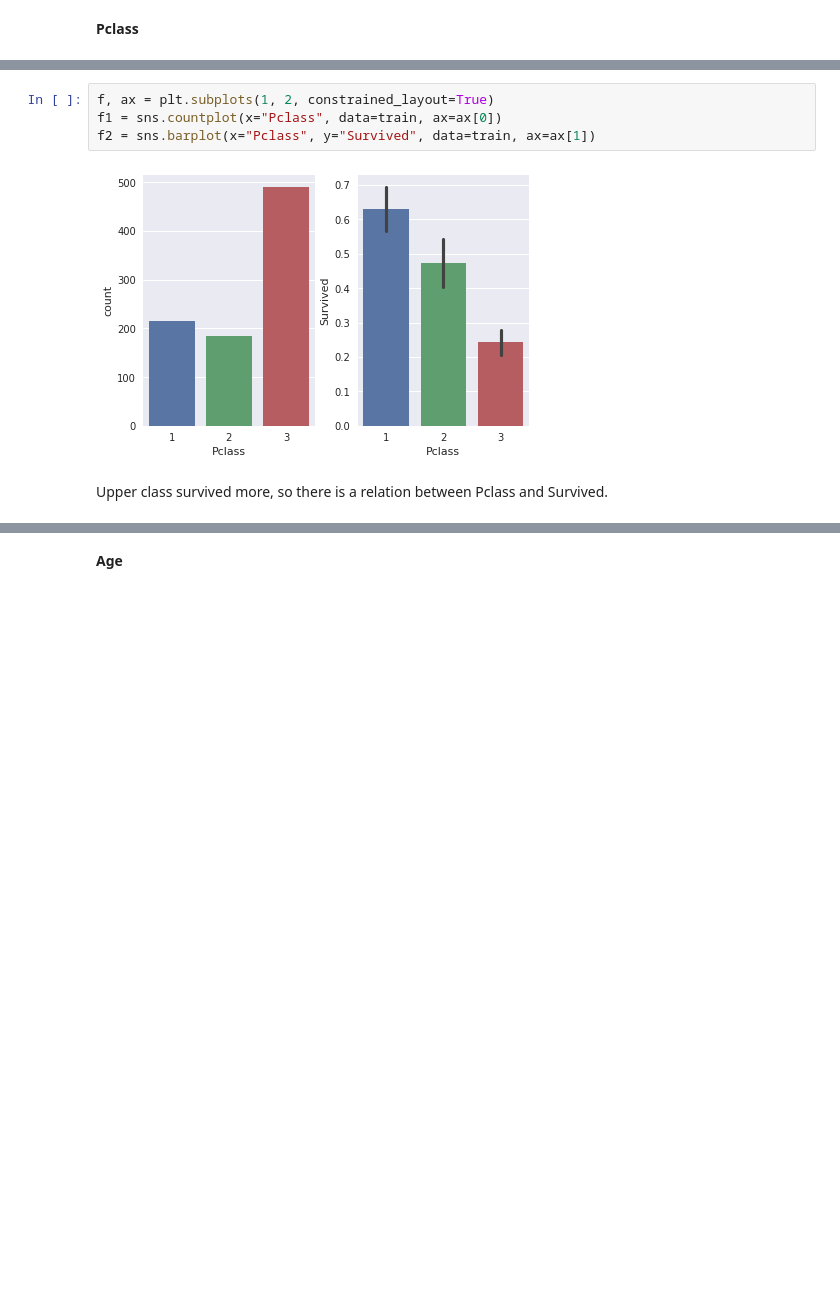
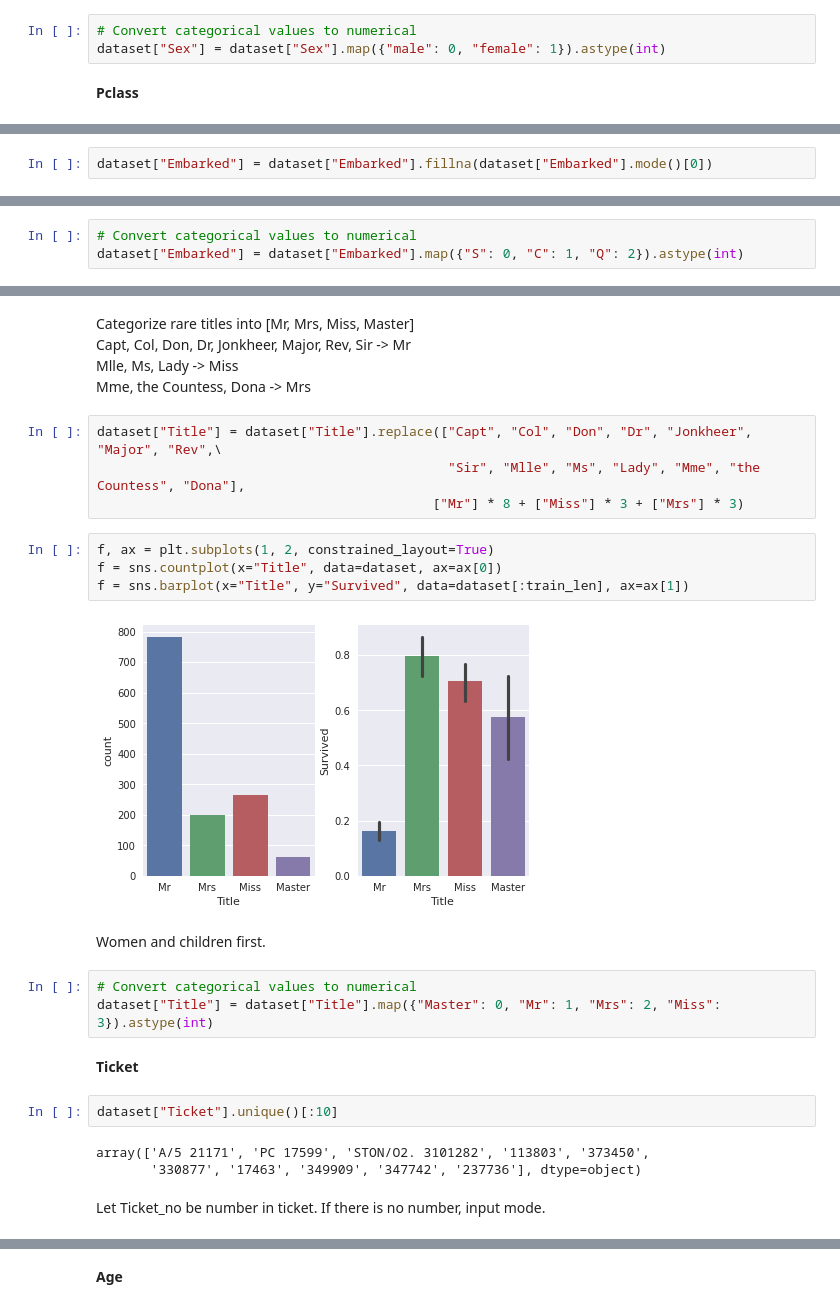
Before and after one commit to HyunJun37/Kaggle_Titanic, a Jupyter notebook: titanic-first-try.ipynb, the cells around one changed output, grey strips where cells are left out. Drawn from its saved outputs; the diff is of its cells as text; blank space fills up the shorter version.

Commit message:
Kaggle Notebook | Titanic First Try | Version 3

```diff
--- a/titanic-first-try.ipynb
+++ b/titanic-first-try.ipynb
@@ -91,2 +96,5 @@ f = sns.heatmap(train[["Survived", "Pclass", "Age", "SibSp", "Parch", "Fare"]].c
+# %%
+# Convert categorical values to numerical
+dataset["Sex"] = dataset["Sex"].map({"male": 0, "female": 1}).astype(int)
 # %% [markdown]
 **Pclass**
@@ -92,0 +118,2 @@ f = sns.heatmap(train[["Survived", "Pclass", "Age", "SibSp", "Parch", "Fare"]].c
+# %%
+dataset["Embarked"] = dataset["Embarked"].fillna(dataset["Embarked"].mode()[0])
@@ -92,0 +129,3 @@ f = sns.heatmap(train[["Survived", "Pclass", "Age", "SibSp", "Parch", "Fare"]].c
+# %%
+# Convert categorical values to numerical
+dataset["Embarked"] = dataset["Embarked"].map({"S": 0, "C": 1, "Q": 2}).astype(int)
@@ -93,8 +156,29 @@ f = sns.heatmap(train[["Survived", "Pclass", "Age", "SibSp", "Parch", "Fare"]].c
+# %% [markdown]
+Categorize rare titles into [Mr, Mrs, Miss, Master]
+Capt, Col, Don, Dr, Jonkheer, Major, Rev, Sir -> Mr
+Mlle, Ms, Lady -> Miss
+Mme, the Countess, Dona -> Mrs
+# %%
+dataset["Title"] = dataset["Title"].replace(["Capt", "Col", "Don", "Dr", "Jonkheer", "Major", "Rev",\
+                                             "Sir", "Mlle", "Ms", "Lady", "Mme", "the Countess", "Dona"],
+                                           ["Mr"] * 8 + ["Miss"] * 3 + ["Mrs"] * 3)
 # %%
 f, ax = plt.subplots(1, 2, constrained_layout=True)
-f1 = sns.countplot(x="Pclass", data=train, ax=ax[0])
-f2 = sns.barplot(x="Pclass", y="Survived", data=train, ax=ax[1])
+f = sns.countplot(x="Title", data=dataset, ax=ax[0])
+f = sns.barplot(x="Title", y="Survived", data=dataset[:train_len], ax=ax[1])
 # %% [output]
-[figure, old version]
+[figure, new version]
-# %% [markdown]
-Upper class survived more, so there is a relation between Pclass and Survived.
+# %% [markdown]
+Women and children first.
+# %%
+# Convert categorical values to numerical
+dataset["Title"] = dataset["Title"].map({"Master": 0, "Mr": 1, "Mrs": 2, "Miss": 3}).astype(int)
+# %% [markdown]
+**Ticket**
+# %%
+dataset["Ticket"].unique()[:10]
+# %% [output]
+array(['A/5 21171', 'PC 17599', 'STON/O2. 3101282', '113803', '373450',
+       '330877', '17463', '349909', '347742', '237736'], dtype=object)
+# %% [markdown]
+Let Ticket_no be number in ticket. If there is no number, input mode.
```
Also changed, not shown: parts of 33 cells of this notebook.
